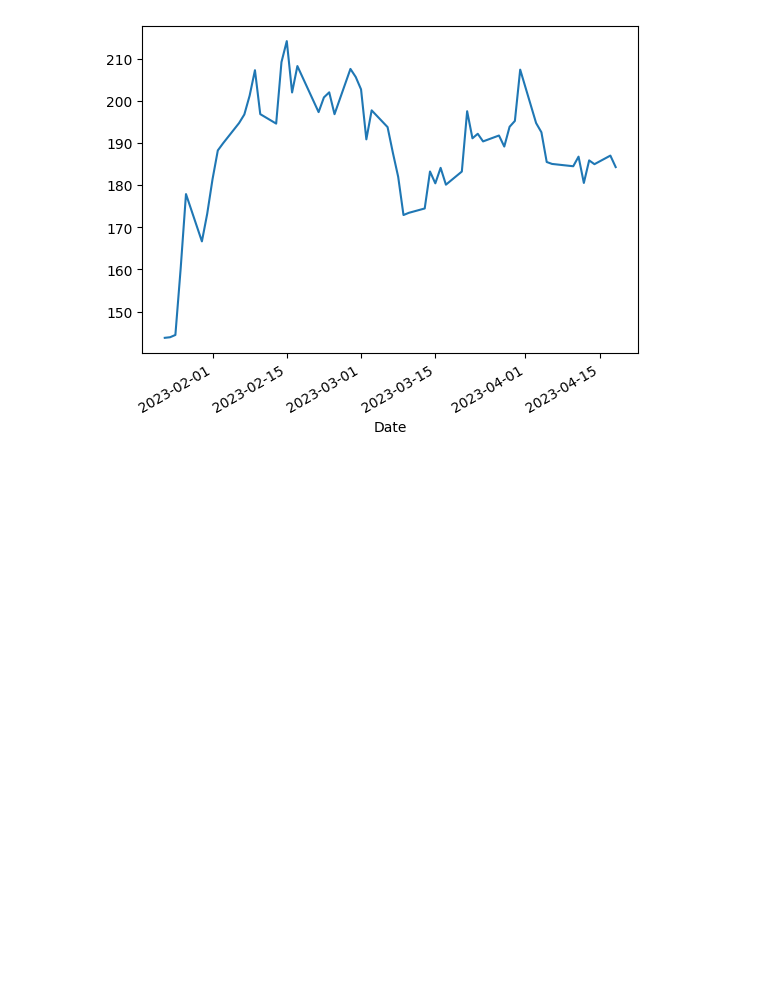
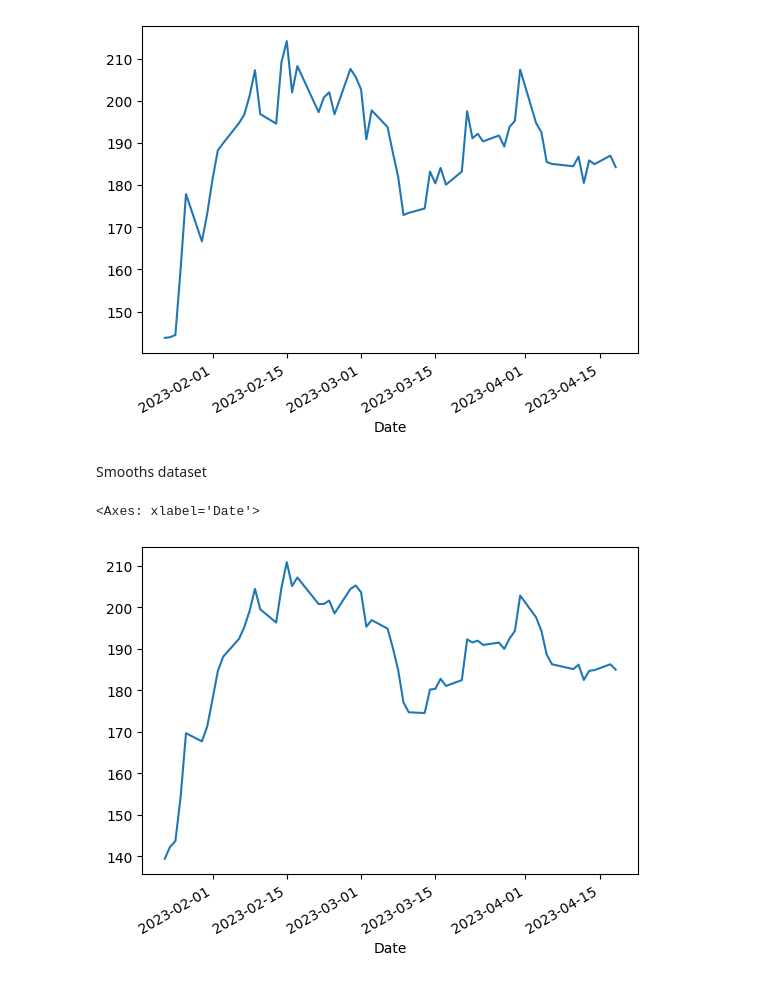
Before and after one commit to m-berggren/ml-stock-prediction, a Jupyter notebook: stock_forecast_prediction.ipynb, the cells around one changed output. Drawn from its saved outputs; the diff is of its cells as text; code cells hidden in the pictures; blank space fills up the shorter version.

```diff
--- a/stock_forecast_prediction.ipynb
+++ b/stock_forecast_prediction.ipynb
@@ -26,9 +26,8 @@ Plot on closing 60 days prior.
 # %%
 print(data.head())
 
-data.columns = [x.lower() for x in data.columns]
-tmp = data.iloc[-60:]
-tmp['close'].plot()
+tmp = data.iloc[-60:]  # 60 days
+tmp['Close'].plot()
 # %% [output]
                  Open       High        Low      Close  Adj Close     Volume
 Date
@@ -39,3 +38,12 @@ Date
 2019-04-25  17.000000  17.266666  16.404667  16.508667  16.508667  327741000
 <Axes: xlabel='Date'>
 [figure]
+# %% [markdown]
+Smooths dataset
+# %%
+data = data.ewm(alpha=0.65).mean()
+temp = data.iloc[-60:]  # 60 days
+temp['Close'].plot()
+# %% [output]
+<Axes: xlabel='Date'>
+[figure, added]
```
Also changed, not shown: parts of 1 cell of this notebook, 1 other file.
